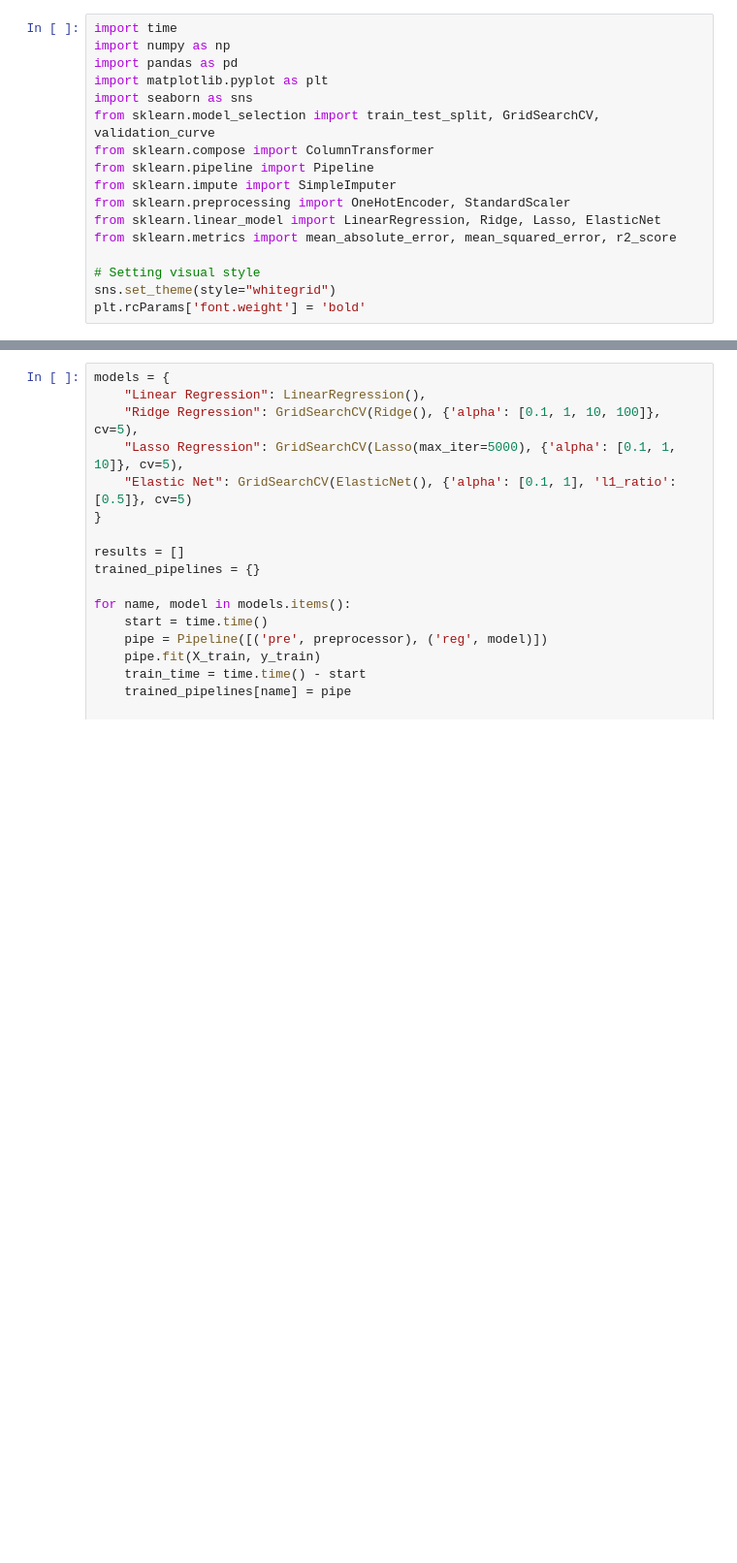
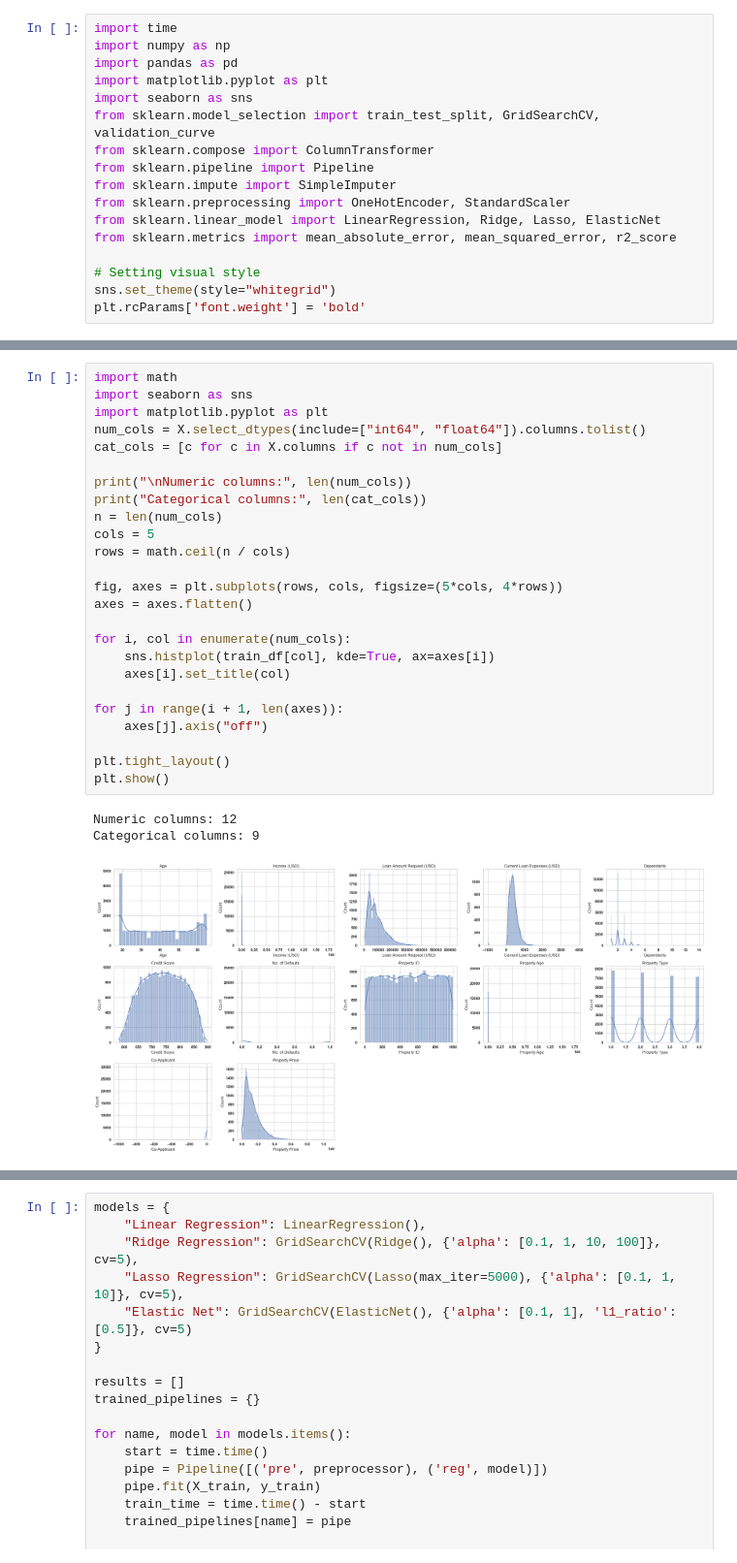
Before and after one commit to AvGeeky/ML_Lab_Sai, a Jupyter notebook: Ex3/Ex3.ipynb, the cells around one changed output, grey strips where cells are left out. Shown at 97% size. Drawn from its saved outputs; the diff is of its cells as text; blank space fills up the shorter version.

```diff
--- a/Ex3/Ex3.ipynb
+++ b/Ex3/Ex3.ipynb
@@ -45,0 +54,29 @@ X_train, X_test, y_train, y_test = train_test_split(X, y, test_size=0.2, random_
+# %%
+import math
+import seaborn as sns
+import matplotlib.pyplot as plt
+num_cols = X.select_dtypes(include=["int64", "float64"]).columns.tolist()
+cat_cols = [c for c in X.columns if c not in num_cols]
+
+print("\nNumeric columns:", len(num_cols))
+print("Categorical columns:", len(cat_cols))
+n = len(num_cols)
+cols = 5
+rows = math.ceil(n / cols)
+
+fig, axes = plt.subplots(rows, cols, figsize=(5*cols, 4*rows))
+axes = axes.flatten()
+
+for i, col in enumerate(num_cols):
+    sns.histplot(train_df[col], kde=True, ax=axes[i])
+    axes[i].set_title(col)
+
+for j in range(i + 1, len(axes)):
+    axes[j].axis("off")
+
+plt.tight_layout()
+plt.show()
+# %% [output]
+Numeric columns: 12
+Categorical columns: 9
+[figure, added]
```
Also changed, not shown: parts of 9 cells of this notebook, 1 other file.
